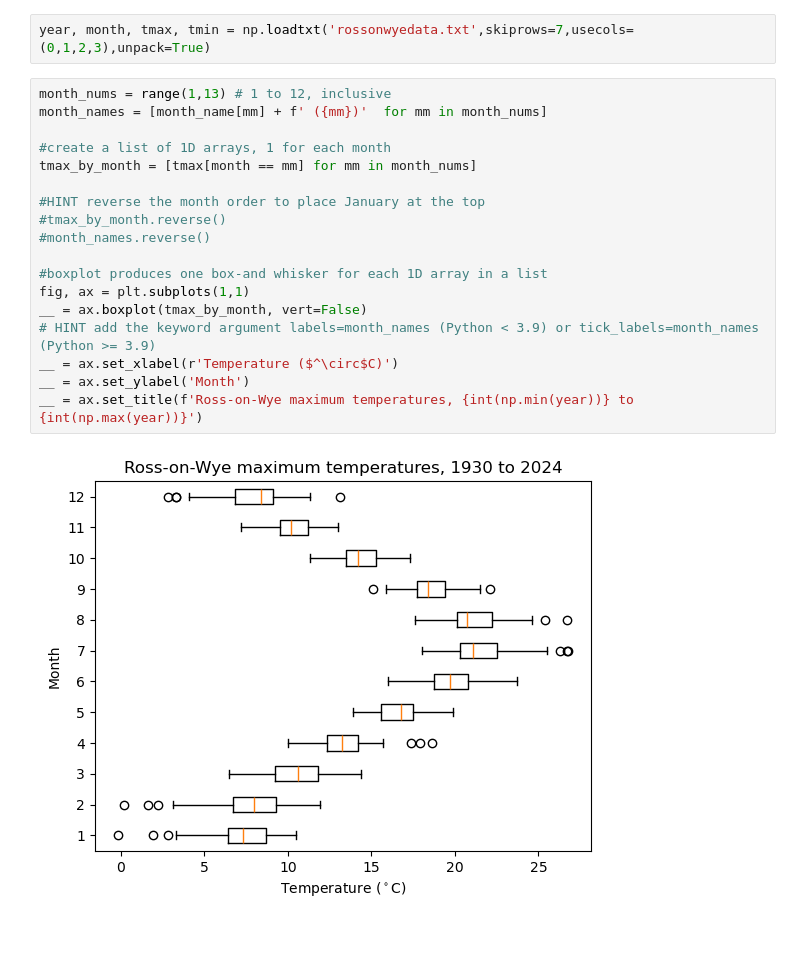
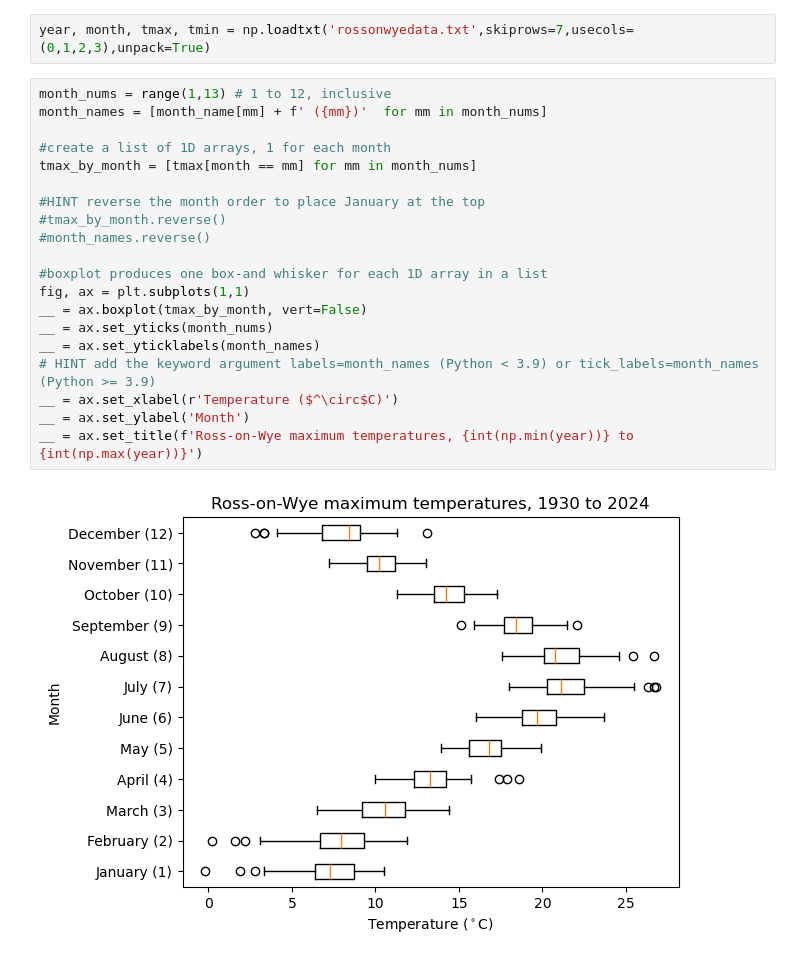
Before and after one commit to ZheranPan/uob_geogm0054_slc, a Jupyter notebook: my_notebook.ipynb, the cells around one changed output. Cells and saved outputs as stored; diff of their text form.

Commit message:
use month names for boxplot tick labels

```diff
--- a/my_notebook.ipynb
+++ b/my_notebook.ipynb
@@ -7,20 +7,22 @@ year, month, tmax, tmin = np.loadtxt('rossonwyedata.txt',skiprows=7,usecols=(0,1
 # %%
 month_nums = range(1,13) # 1 to 12, inclusive
 month_names = [month_name[mm] + f' ({mm})'  for mm in month_nums]
 
 #create a list of 1D arrays, 1 for each month
 tmax_by_month = [tmax[month == mm] for mm in month_nums]
 
 #HINT reverse the month order to place January at the top
 #tmax_by_month.reverse()
 #month_names.reverse()
 
 #boxplot produces one box-and whisker for each 1D array in a list
 fig, ax = plt.subplots(1,1)
 __ = ax.boxplot(tmax_by_month, vert=False)
+__ = ax.set_yticks(month_nums)
+__ = ax.set_yticklabels(month_names)
 # HINT add the keyword argument labels=month_names (Python < 3.9) or tick_labels=month_names (Python >= 3.9)
 __ = ax.set_xlabel(r'Temperature ($^\circ$C)')
 __ = ax.set_ylabel('Month')
 __ = ax.set_title(f'Ross-on-Wye maximum temperatures, {int(np.min(year))} to {int(np.max(year))}')
 # %% [output]
-[figure, old version]
+[figure, new version]
```
